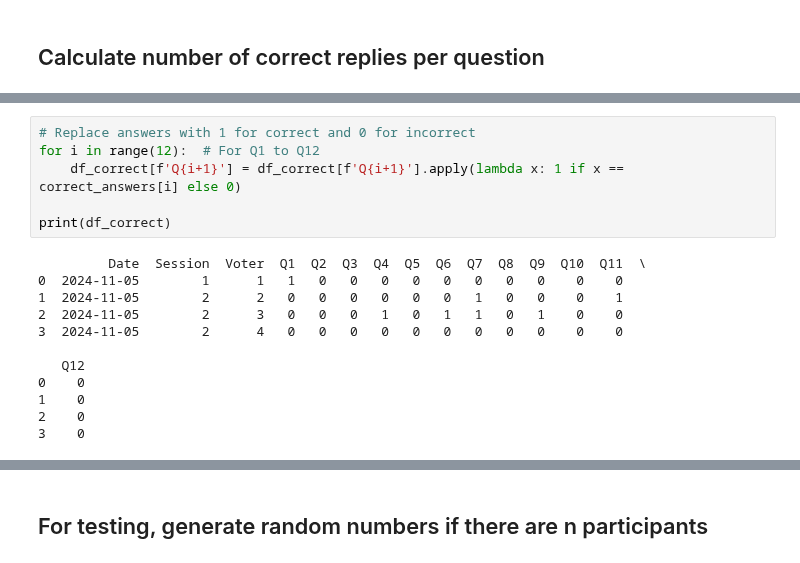
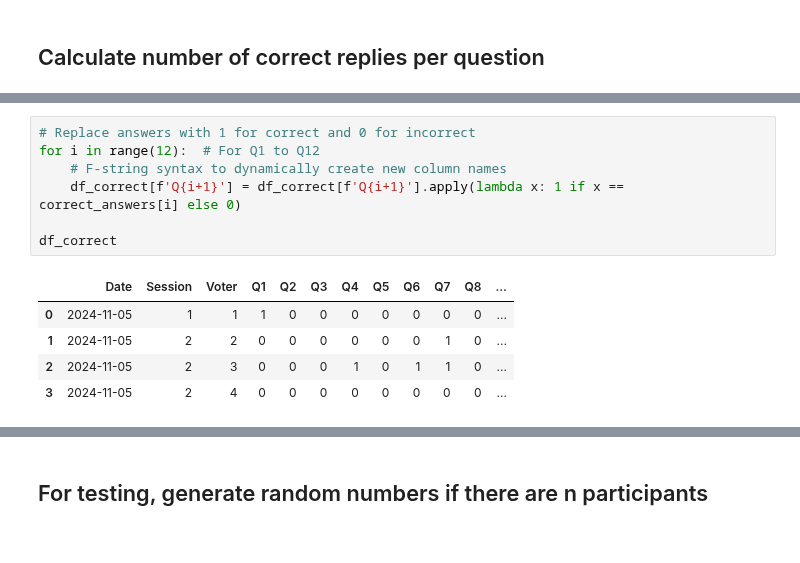
Before and after one commit to emmenru/Music-AI-workshop, a Jupyter notebook: chi-square-tester.ipynb, the cells around one changed output, grey strips where cells are left out. Drawn from its saved outputs; the diff is of its cells as text.

```diff
--- a/chi-square-tester.ipynb
+++ b/chi-square-tester.ipynb
@@ -290,19 +232,14 @@ df_correct
 # %%
 # Replace answers with 1 for correct and 0 for incorrect
 for i in range(12):  # For Q1 to Q12
+    # F-string syntax to dynamically create new column names
     df_correct[f'Q{i+1}'] = df_correct[f'Q{i+1}'].apply(lambda x: 1 if x == correct_answers[i] else 0)
 
-print(df_correct)
+df_correct
 # %% [output]
-         Date  Session  Voter  Q1  Q2  Q3  Q4  Q5  Q6  Q7  Q8  Q9  Q10  Q11  \
-0  2024-11-05        1      1   1   0   0   0   0   0   0   0   0    0    0
-1  2024-11-05        2      2   0   0   0   0   0   0   1   0   0    0    1
-2  2024-11-05        2      3   0   0   0   1   0   1   1   0   1    0    0
-3  2024-11-05        2      4   0   0   0   0   0   0   0   0   0    0    0
-
-   Q12
-0    0
-1    0
-2    0
-3    0
+|  | Date | Session | Voter | Q1 | Q2 | Q3 | Q4 | Q5 | Q6 | Q7 | Q8 | ... |
+| 0 | 2024-11-05 | 1 | 1 | 1 | 0 | 0 | 0 | 0 | 0 | 0 | 0 | ... |
+| 1 | 2024-11-05 | 2 | 2 | 0 | 0 | 0 | 0 | 0 | 0 | 1 | 0 | ... |
+| 2 | 2024-11-05 | 2 | 3 | 0 | 0 | 0 | 1 | 0 | 1 | 1 | 0 | ... |
+| 3 | 2024-11-05 | 2 | 4 | 0 | 0 | 0 | 0 | 0 | 0 | 0 | 0 | ... |
 # %%
```
Also changed, not shown: parts of 40 cells of this notebook.
